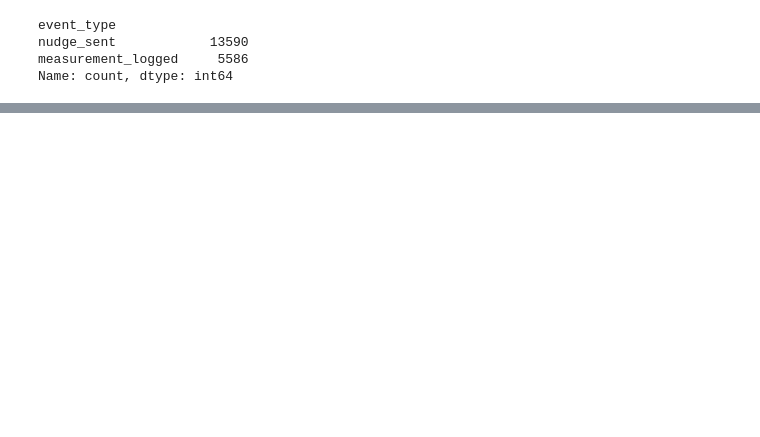
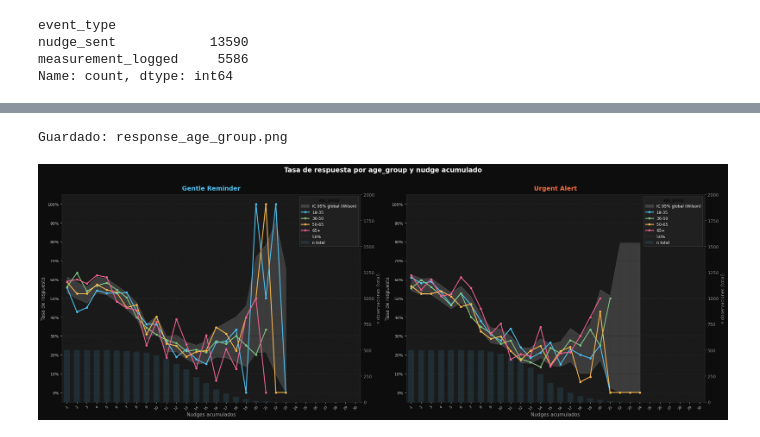
Before and after one commit to evertorres/glucox_datascience_challenge_eats, a Jupyter notebook: test.ipynb, the cells around one changed output, grey strips where cells are left out. Drawn from its saved outputs; the diff is of its cells as text; code cells hidden in the pictures; blank space fills up the shorter version.

```diff
--- a/test.ipynb
+++ b/test.ipynb
@@ -75,0 +521,6 @@ data[data['event_type'] == 'nudge_sent']
+# %%
+# Figura 1: por Age Group
+plot_nudge_response(df_nudges, group_col="age_group", filename="response_age_group.png")
+# %% [output]
+Guardado: response_age_group.png
+[figure, added]
```
Also changed, not shown: parts of 28 cells of this notebook, 3 other files.
